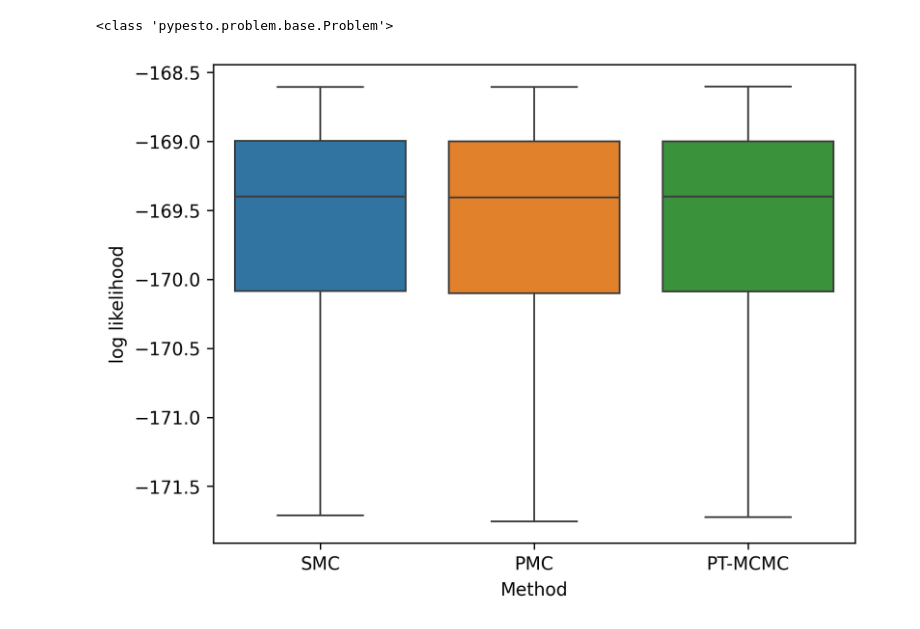
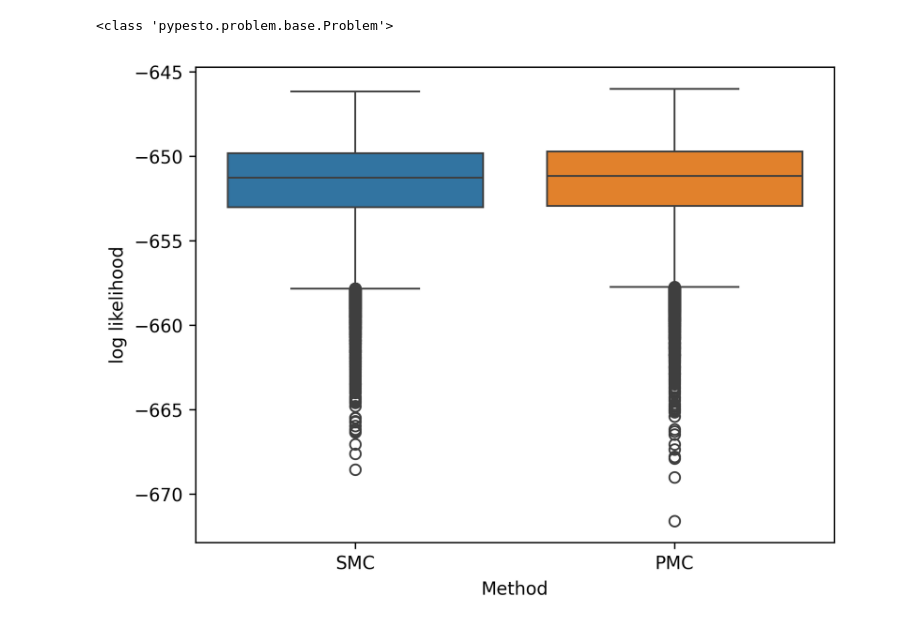
Before and after one commit to LarkinIt/BayesianBenchmark, a Jupyter notebook: compare_methods.ipynb, the cells around one changed output. Drawn from its saved outputs; the diff is of its cells as text; code cells hidden in the pictures.

```diff
--- a/compare_methods.ipynb
+++ b/compare_methods.ipynb
@@ -133,6 +12,6 @@ class MethodResults:
 # %%
-prob_name = "Michaelis_Menten"
-methods = ["smc", "pmc", "ptmcmc"]
+prob_name = "Raia_CancerResearch2011"
+methods = ["smc", "pmc"]
 
 mod_prob = ModelProblem(prob_name)
 mod_prob.initialize()
@@ -154,11 +33,11 @@ print(type(mod_prob.problem))
 # %%
 plt.figure(dpi=300)
 llhs = np.array([x.get_llhs().flatten() for x in grouped_results])
 #llhs[llhs<-20000] = -7500
 llh_df = pd.DataFrame(columns=methods, data=llhs.T)
-sns.boxplot(llh_df, showfliers=False)
+sns.boxplot(llh_df, showfliers=True)
 plt.xticks(range(len(methods)), [x.abbr for x in grouped_results])
 plt.xlabel("Method"); plt.ylabel("log likelihood");
 # %% [output]
-[figure, old version]
+[figure, new version]
 # %%
```
Also changed, not shown: parts of 16 cells of this notebook, 2 other files.
